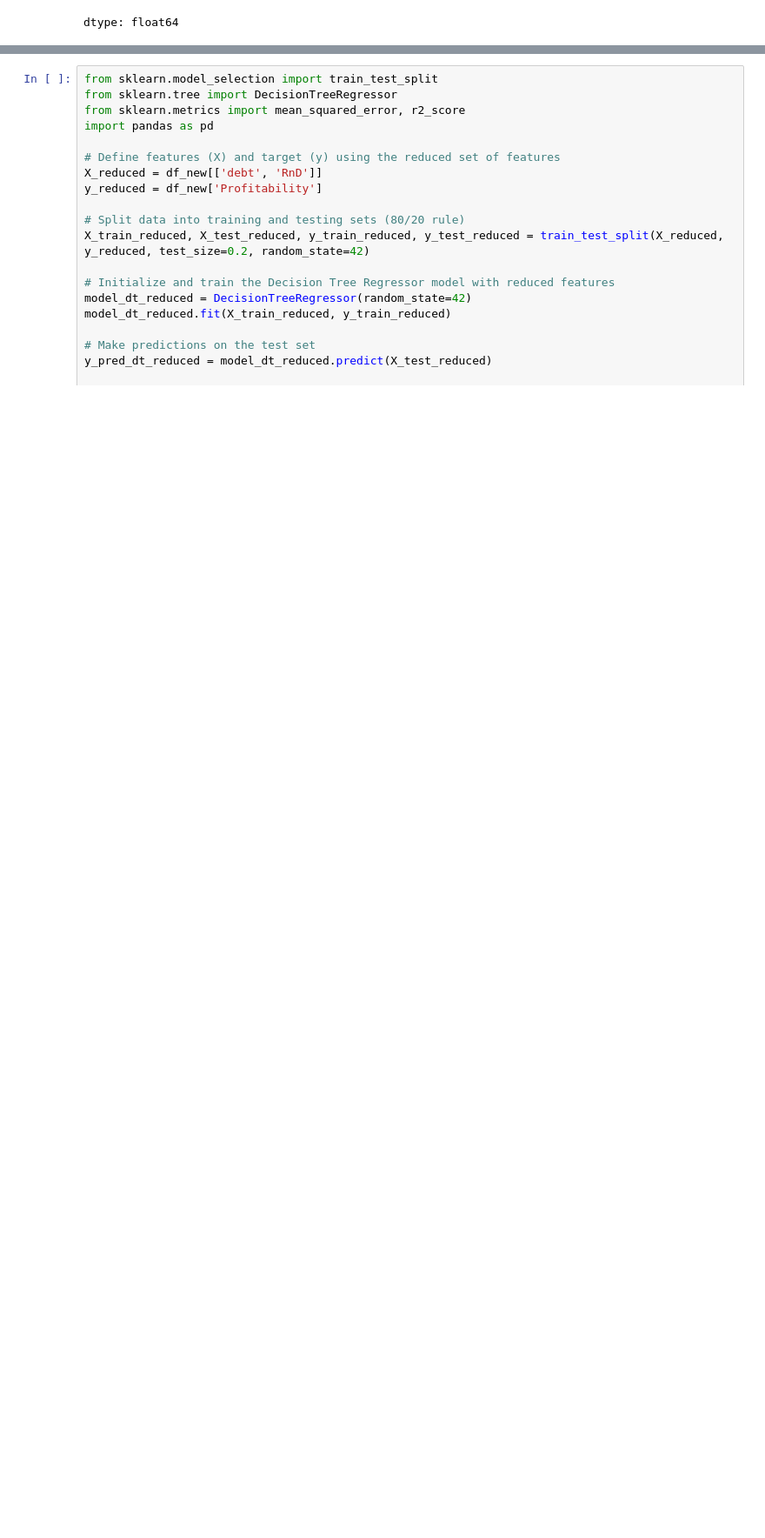
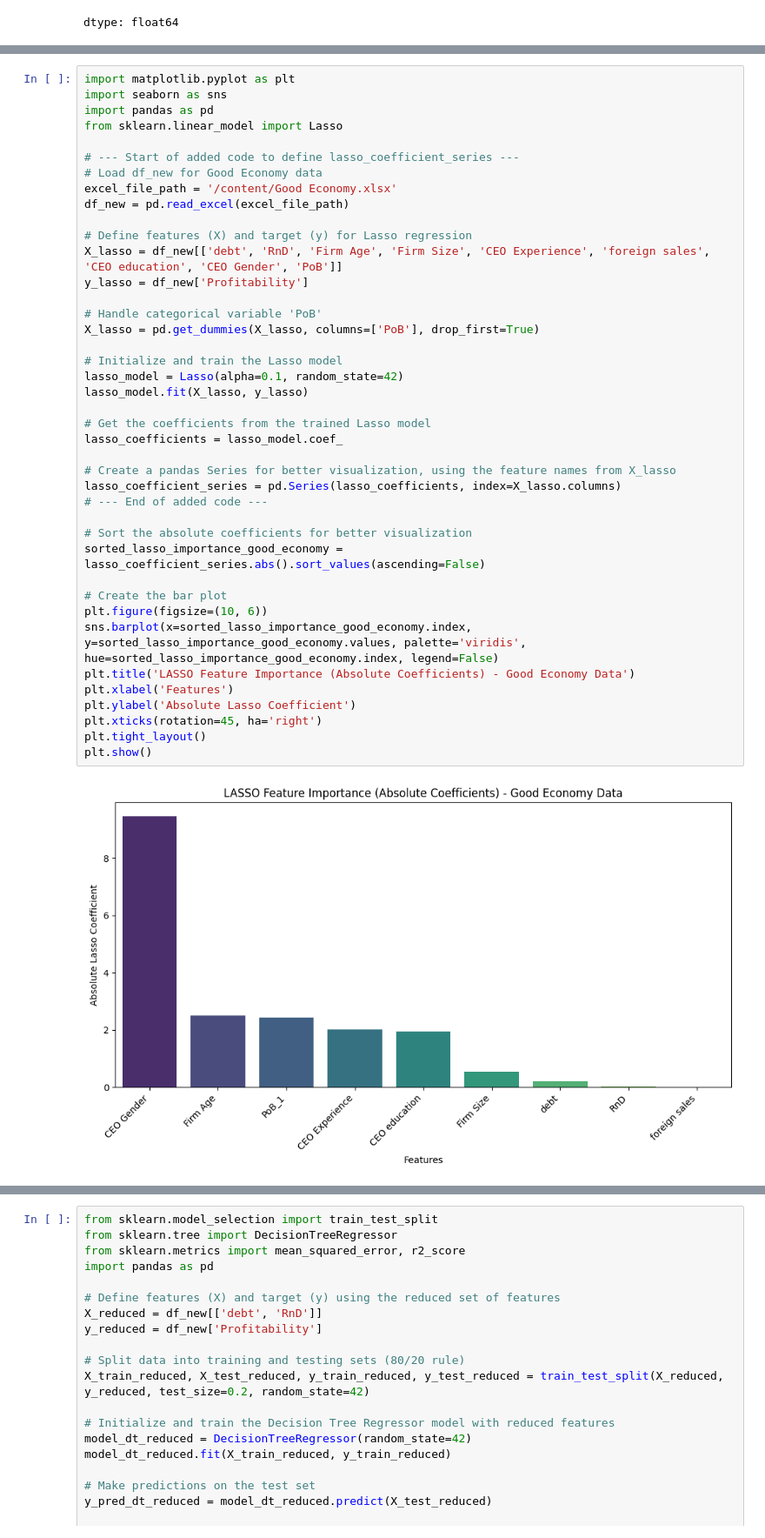
Before and after one commit to nananana25/MSC151, a Jupyter notebook: CW4_MRAP.ipynb, the cells around one changed output, grey strips where cells are left out. Shown: that part at 87% size. Drawn from its saved outputs; the diff is of its cells as text; blank space fills up the shorter version.

```diff
--- a/CW4_MRAP.ipynb
+++ b/CW4_MRAP.ipynb
@@ -598,6 +619,49 @@ LASSO Regularization Coefficients (Feature Importance):
 | RnD | 0.030661 |
 | foreign sales | 0.016498 |
 dtype: float64
+# %%
+import matplotlib.pyplot as plt
+import seaborn as sns
+import pandas as pd
+from sklearn.linear_model import Lasso
+
+# --- Start of added code to define lasso_coefficient_series ---
+# Load df_new for Good Economy data
+excel_file_path = '/content/Good Economy.xlsx'
+df_new = pd.read_excel(excel_file_path)
+
+# Define features (X) and target (y) for Lasso regression
+X_lasso = df_new[['debt', 'RnD', 'Firm Age', 'Firm Size', 'CEO Experience', 'foreign sales', 'CEO education', 'CEO Gender', 'PoB']]
+y_lasso = df_new['Profitability']
+
+# Handle categorical variable 'PoB'
+X_lasso = pd.get_dummies(X_lasso, columns=['PoB'], drop_first=True)
+
+# Initialize and train the Lasso model
+lasso_model = Lasso(alpha=0.1, random_state=42)
+lasso_model.fit(X_lasso, y_lasso)
+
+# Get the coefficients from the trained Lasso model
+lasso_coefficients = lasso_model.coef_
+
+# Create a pandas Series for better visualization, using the feature names from X_lasso
+lasso_coefficient_series = pd.Series(lasso_coefficients, index=X_lasso.columns)
+# --- End of added code ---
+
+# Sort the absolute coefficients for better visualization
+sorted_lasso_importance_good_economy = lasso_coefficient_series.abs().sort_values(ascending=False)
+
+# Create the bar plot
+plt.figure(figsize=(10, 6))
+sns.barplot(x=sorted_lasso_importance_good_economy.index, y=sorted_lasso_importance_good_economy.values, palette='viridis', hue=sorted_lasso_importance_good_economy.index, legend=False)
+plt.title('LASSO Feature Importance (Absolute Coefficients) - Good Economy Data')
+plt.xlabel('Features')
+plt.ylabel('Absolute Lasso Coefficient')
+plt.xticks(rotation=45, ha='right')
+plt.tight_layout()
+plt.show()
+# %% [output]
+[figure, added]
 # %%
 import statsmodels.api as sm
 import pandas as pd
```
Also changed, not shown: parts of 36 cells of this notebook.
